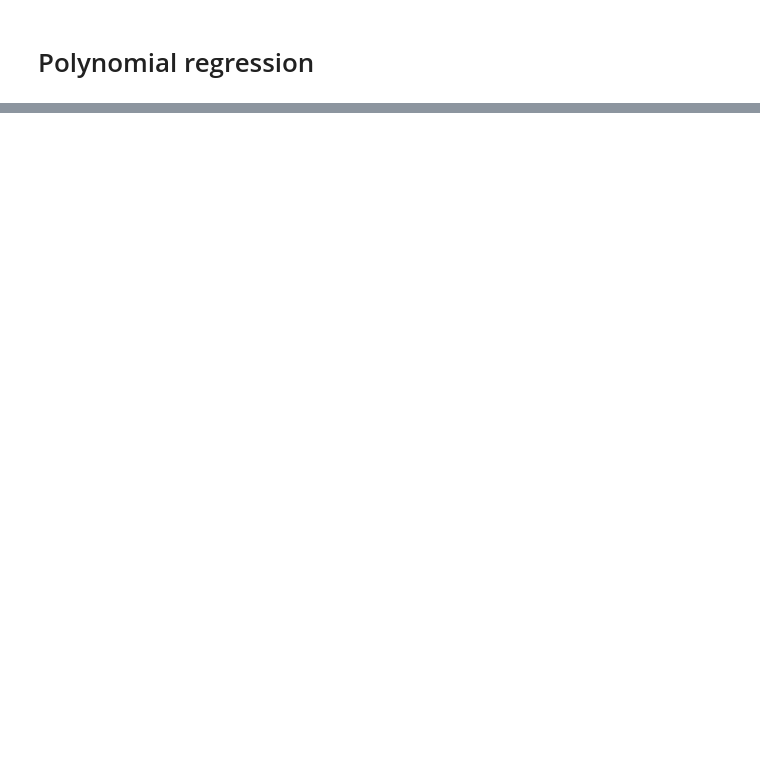
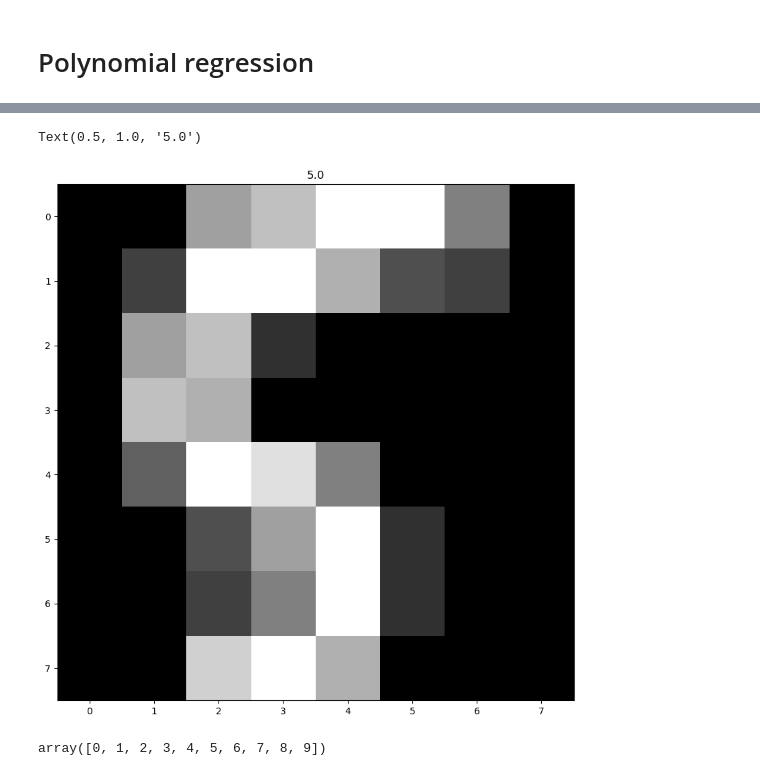
Before and after one commit to di-ton/Machine-Learning, a Jupyter notebook: Linear-and-Logistic-Regression/linear_and_logistic_regression.ipynb, the cells around one changed output, grey strips where cells are left out. Drawn from its saved outputs; the diff is of its cells as text; code cells hidden in the pictures; blank space fills up the shorter version.

```diff
--- a/Linear-and-Logistic-Regression/linear_and_logistic_regression.ipynb
+++ b/Linear-and-Logistic-Regression/linear_and_logistic_regression.ipynb
@@ -577,0 +817,11 @@ plt.scatter(house_attributes[~ransac_model.inlier_mask_].HouseAge, house_attribu
+# %%
+plt.figure(figsize=(12, 10))
+plt.imshow(mist_data.loc[1228].values[:-1].reshape(8, 8), cmap = 'gray')
+plt.title(mist_data.loc[1228].target)
+# %% [output]
+Text(0.5, 1.0, '5.0')
+[figure, added]
+# %%
+mist_data.target.unique()
+# %% [output]
+array([0, 1, 2, 3, 4, 5, 6, 7, 8, 9])
```
Also changed, not shown: parts of 58 cells of this notebook.
